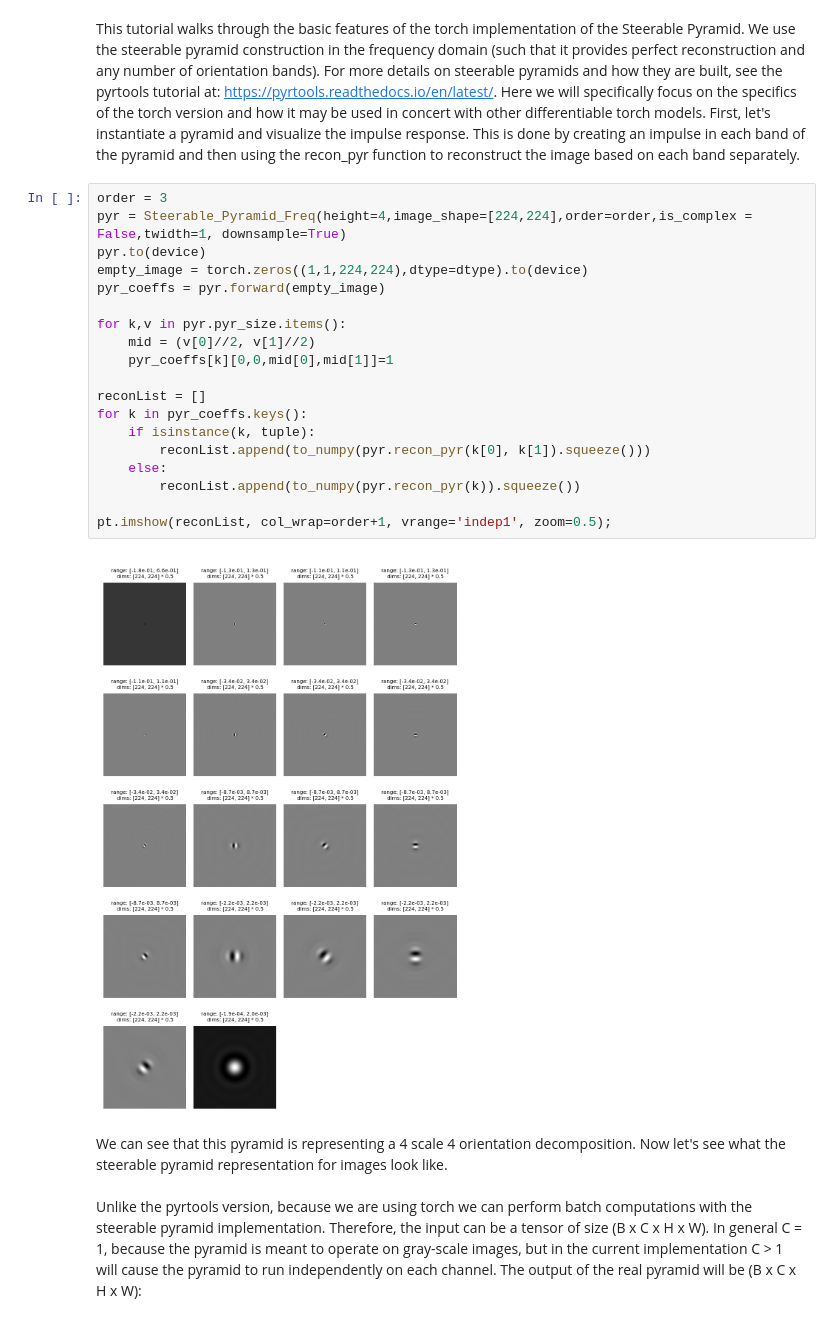
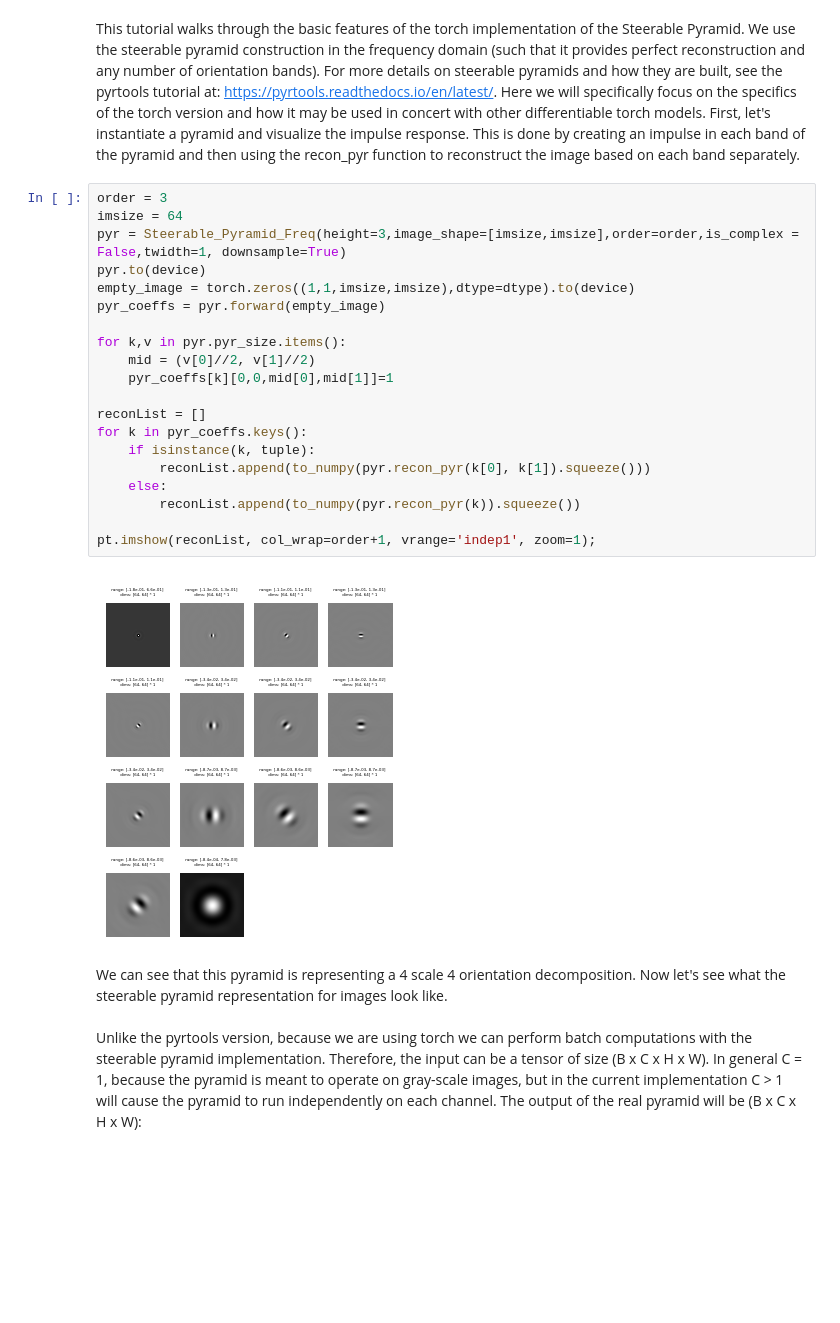
Before and after one commit to plenoptic-org/plenoptic, a Jupyter notebook: examples/03_Steerable_Pyramid.ipynb, the cells around one changed output. Cells and saved outputs as stored; diff of their text form; blank space fills up the shorter version.

```diff
--- a/examples/03_Steerable_Pyramid.ipynb
+++ b/examples/03_Steerable_Pyramid.ipynb
@@ -17,25 +23,26 @@ Here we will specifically focus on the specifics of the torch version and how it
 First, let's instantiate a pyramid and visualize the impulse response. This is done by creating an impulse in each band of the pyramid and then using the recon_pyr function to reconstruct the image based on each band separately.
 # %%
 order = 3
-pyr = Steerable_Pyramid_Freq(height=4,image_shape=[224,224],order=order,is_complex = False,twidth=1, downsample=True)
+imsize = 64
+pyr = Steerable_Pyramid_Freq(height=3,image_shape=[imsize,imsize],order=order,is_complex = False,twidth=1, downsample=True)
 pyr.to(device)
-empty_image = torch.zeros((1,1,224,224),dtype=dtype).to(device)
+empty_image = torch.zeros((1,1,imsize,imsize),dtype=dtype).to(device)
 pyr_coeffs = pyr.forward(empty_image)
 
 for k,v in pyr.pyr_size.items():
     mid = (v[0]//2, v[1]//2)
     pyr_coeffs[k][0,0,mid[0],mid[1]]=1
 
 reconList = []
 for k in pyr_coeffs.keys():
     if isinstance(k, tuple):
         reconList.append(to_numpy(pyr.recon_pyr(k[0], k[1]).squeeze()))
     else:
         reconList.append(to_numpy(pyr.recon_pyr(k)).squeeze())
 
-pt.imshow(reconList, col_wrap=order+1, vrange='indep1', zoom=0.5);
+pt.imshow(reconList, col_wrap=order+1, vrange='indep1', zoom=1);
 # %% [output]
-[figure, old version]
+[figure, new version]
 # %% [markdown]
 We can see that this pyramid is representing a 4 scale 4 orientation decomposition. Now let's see what the steerable pyramid representation for images look like. <br>
 Unlike the pyrtools version, because we are using torch we can perform batch computations with the steerable pyramid implementation. Therefore, the input can be a tensor of size (B x C x H x W). In general C = 1, because the pyramid is meant to operate on gray-scale images, but in the current implementation C > 1 will cause the pyramid to run independently on each channel. The output of the real pyramid will be (B x C x H x W):
```
Also changed, not shown: parts of 10 cells of this notebook, 3 other files.
